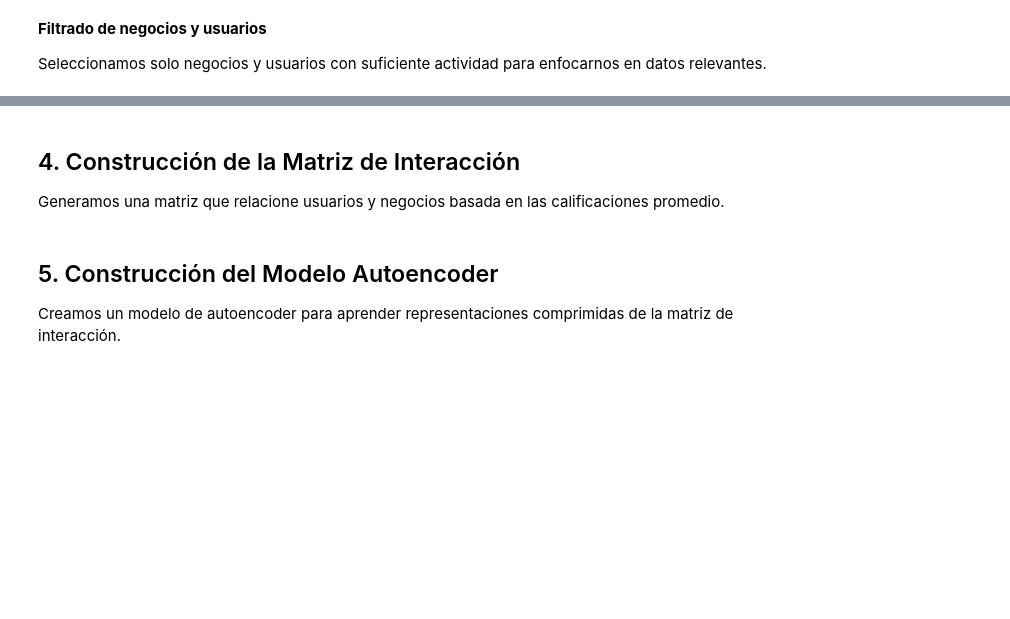
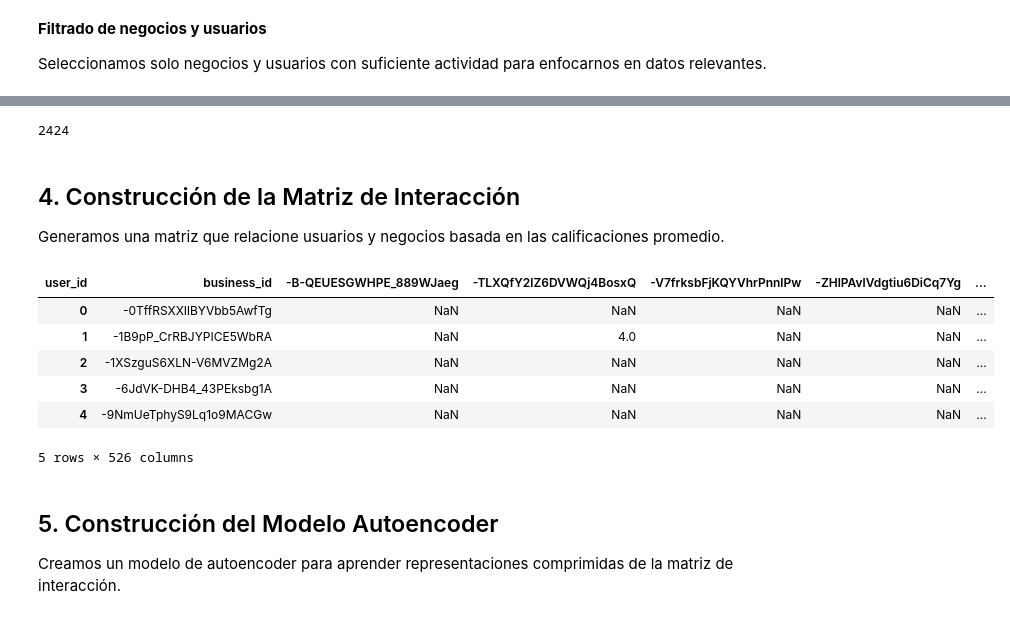
Before and after one commit to JCaballerot/Recommender-Systems, a Jupyter notebook: Autoencoder_Recommender/Autoencoder_CF_Yelp.ipynb, the cells around one changed output, grey strips where cells are left out. Drawn from its saved outputs; the diff is of its cells as text; code cells hidden in the pictures; blank space fills up the shorter version.

```diff
--- a/Autoencoder_Recommender/Autoencoder_CF_Yelp.ipynb
+++ b/Autoencoder_Recommender/Autoencoder_CF_Yelp.ipynb
@@ -153,14 +193,26 @@ users_review_counts
 min_reviews_per_user = 50
 popular_users = users_review_counts[users_review_counts >= min_reviews_per_user].index
 ratings_df_filtered = ratings_df_filtered[ratings_df_filtered['user_id'].isin(popular_users)]
+# %%
+len(popular_users)
+# %% [output]
+2424
 # %% [markdown]
 ## 4. Construcción de la Matriz de Interacción
 
 Generamos una matriz que relacione usuarios y negocios basada en las calificaciones promedio.
 # %%
 ratings_df_filtered = ratings_df_filtered.groupby(['business_id', 'user_id'], as_index=False).agg({'stars': 'mean'})
-interaction_matrix = ratings_df_filtered.pivot(index='business_id', columns='user_id', values='stars').reset_index().fillna(0)
+interaction_matrix = ratings_df_filtered.pivot(index='business_id', columns='user_id', values='stars').reset_index()
 interaction_matrix.head()
+# %% [output]
+| user_id | business_id | -B-QEUESGWHPE_889WJaeg | -TLXQfY2lZ6DVWQj4BosxQ | -V7frksbFjKQYVhrPnnlPw | -ZHlPAvlVdgtiu6DiCq7Yg | ... |
+| 0 | -0TffRSXXIlBYVbb5AwfTg | NaN | NaN | NaN | NaN | ... |
+| 1 | -1B9pP_CrRBJYPICE5WbRA | NaN | 4.0 | NaN | NaN | ... |
+| 2 | -1XSzguS6XLN-V6MVZMg2A | NaN | NaN | NaN | NaN | ... |
+| 3 | -6JdVK-DHB4_43PEksbg1A | NaN | NaN | NaN | NaN | ... |
+| 4 | -9NmUeTphyS9Lq1o9MACGw | NaN | NaN | NaN | NaN | ... |
+5 rows × 526 columns
 # %% [markdown]
 ## 5. Construcción del Modelo Autoencoder
 
```
Also changed, not shown: parts of 21 cells of this notebook.
